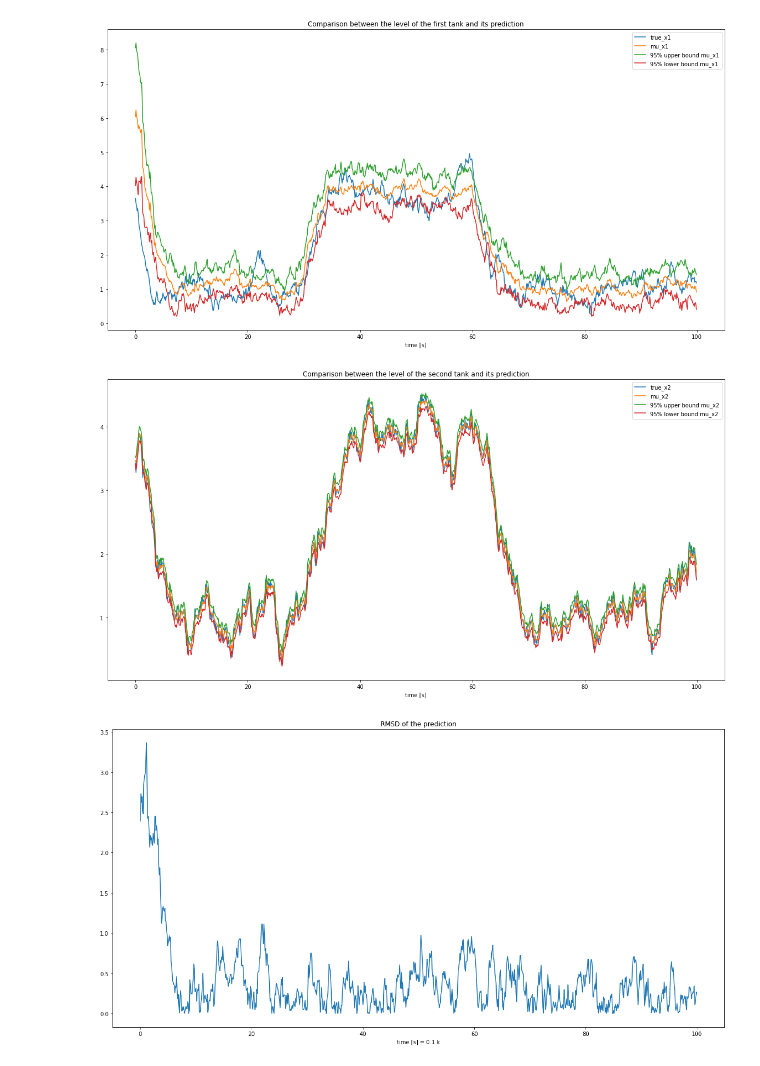
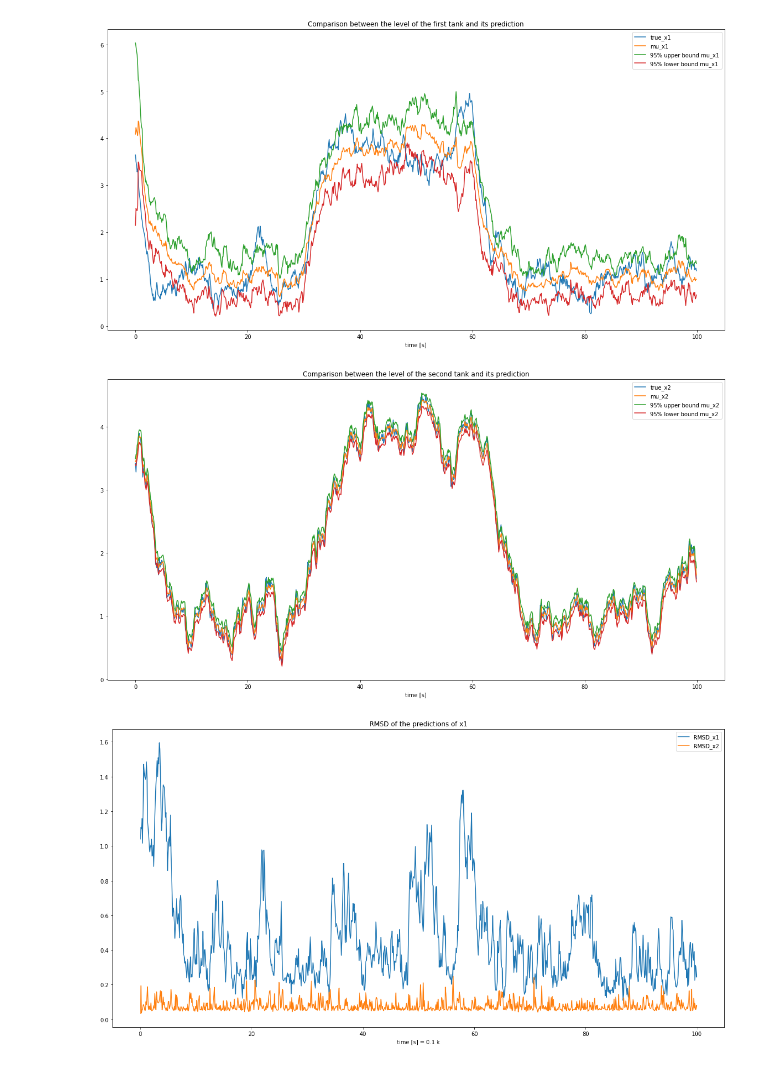
Before and after one commit to skjdbg/LINMA1731-Project-Kalman-Filter-practical-part, a Jupyter notebook: EnKF_nonlinear.ipynb, the cells around one changed output. Cells and saved outputs as stored; diff of their text form; code cells hidden in the pictures.

```diff
--- a/EnKF_nonlinear.ipynb
+++ b/EnKF_nonlinear.ipynb
@@ -62,6 +62,7 @@ def update_step(C, ens_x_tilde_k, R, yk, ens_y_tilde_k):
 # %%
 mu = pd.DataFrame(columns = ["mu_x1", "mu_x2"])
 P = pd.DataFrame(columns = ["x1x1", "x1x2", "x2x1", "x2x2"])
+MSE = pd.DataFrame(columns = ["mu_x1", "mu_x2"])
 
 ensemble_size = 10
 ens_x_hat_k_1 = np.random.multivariate_normal(mu_0, P_0, size = ensemble_size)
@@ -74,6 +75,7 @@ for i in range(number_step_max):
     ens_x_hat_k_1 = update_step(C, ens_x_tilde_k, R, y[i], ens_y_tilde_k)
     mu.loc[i] = np.mean(ens_x_hat_k_1, axis = 0).flatten().tolist()
     P.loc[i] = np.cov(np.squeeze(ens_x_hat_k_1), rowvar = False).flatten().tolist()
+    MSE.loc[i] = [np.mean(np.power(ens_x_hat_k_1[:, 0] - true_x1[i], 2)), np.mean(np.power(ens_x_hat_k_1[:, 1] - true_x2[i], 2))]
 # %%
 plt.figure(figsize=(20,5))
 plt.title("Command of the system")
@@ -84,38 +86,39 @@ plt.show()
 sigma_x1 = P["x1x1"].pow(1./2)
 sigma_x2 = P["x2x2"].pow(1./2)
 
 plt.figure(figsize=(20,10))
 plt.title("Comparison between the level of the first tank and its prediction")
 plt.plot(time, true_x1)
 plt.plot(time, mu["mu_x1"])
 plt.plot(time, mu["mu_x1"] + 1.96 * sigma_x1)
 plt.plot(time, mu["mu_x1"] - 1.96 * sigma_x1)
 plt.legend(["true_x1", "mu_x1", "95% upper bound mu_x1", "95% lower bound mu_x1"])
 plt.xlabel("time [s]")
 plt.show()
 
 plt.figure(figsize=(20,10))
 plt.title("Comparison between the level of the second tank and its prediction")
 plt.plot(time, true_x2)
 plt.plot(time, mu["mu_x2"])
 plt.plot(time, mu["mu_x2"] + 1.96 * sigma_x2)
 plt.plot(time, mu["mu_x2"] - 1.96 * sigma_x2)
 plt.legend(["true_x2", "mu_x2", "95% upper bound mu_x2", "95% lower bound mu_x2"])
 plt.xlabel("time [s]")
 plt.show()
 
-error_x1 = (true_x1 - mu["mu_x1"]).pow(2)
-error_x2 = (true_x1 - mu["mu_x1"]).pow(2)
 
-RMSD = np.sqrt((error_x1 + error_x2) / 2)
+RMSD_x1 = np.sqrt(MSE["mu_x1"])
+RMSD_x2 = np.sqrt(MSE["mu_x2"])
 
 plt.figure(figsize=(20,10))
-plt.title("RMSD of the prediction")
-plt.plot(time, RMSD)
+plt.title("RMSD of the predictions of x1")
+plt.plot(time, RMSD_x1)
+plt.plot(time, RMSD_x2)
+plt.legend(["RMSD_x1", "RMSD_x2"])
 plt.xlabel("time [s] = 0.1 k")
 plt.show()
 # %% [output]
 [figure]
-[figure, old version]
+[figure, new version]
-[figure, old version]
+[figure, new version]
-[figure, old version]
+[figure, new version]
```
Also changed, not shown: 1 other file.
